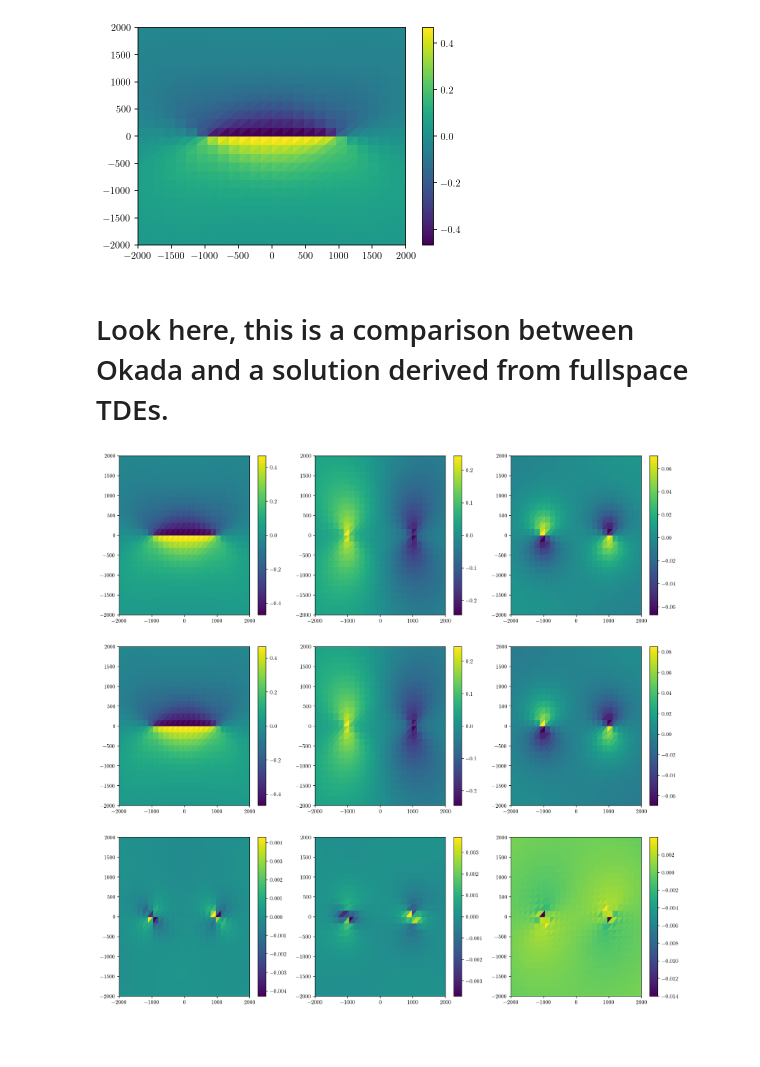
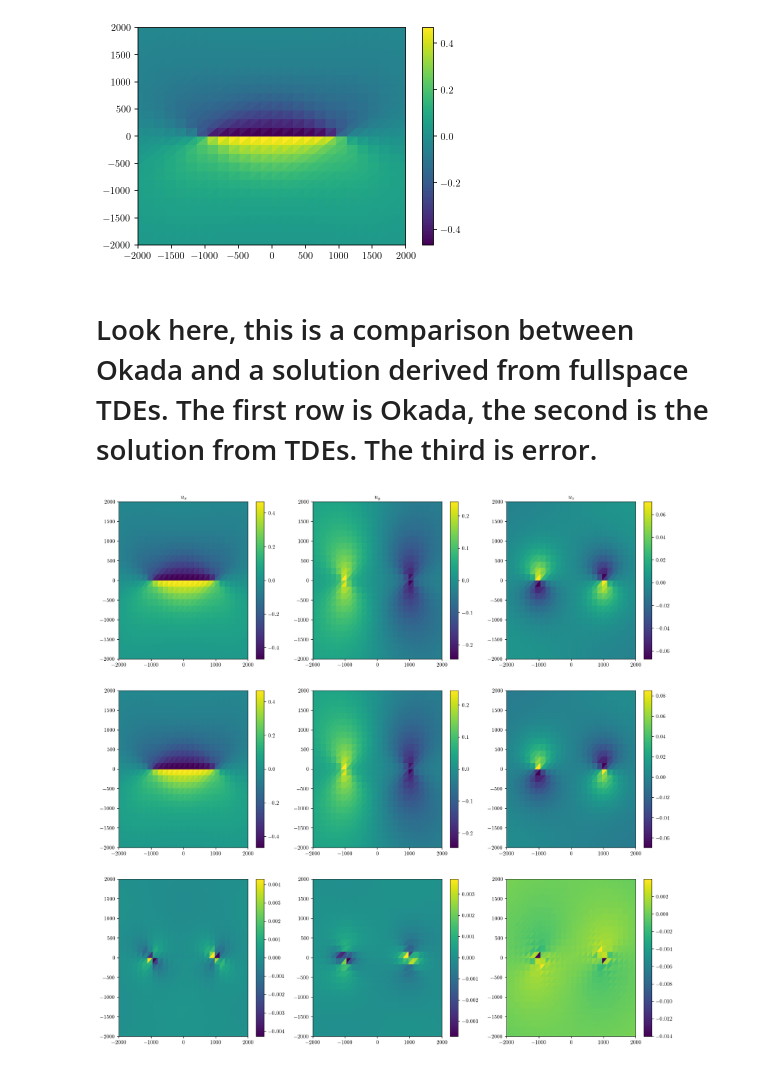
Before and after one commit to tbenthompson/tectosaur2, a Jupyter notebook: sa_tdes.ipynb, the cells around one changed output. Cells and saved outputs as stored; diff of their text form; code cells hidden in the pictures; blank space fills up the shorter version.

```diff
--- a/sa_tdes.ipynb
+++ b/sa_tdes.ipynb
@@ -109,0 +112,8 @@ plt.show()
+# %%
+surf_surf_mats = []
+for d in range(3):
+    fictitious_slip = np.zeros((surf_tris.shape[0], 3))
+    fictitious_slip[:, d] = 1.0
+    surf_centers = np.mean(surf_tri_pts, axis = 1)
+    surf_surf_mats.append(disp_all_pairs(surf_centers, surf_pts[surf_tris], fictitious_slip, 0.25))
+surf_surf_mat = np.array(surf_surf_mats)
@@ -168,31 +195,33 @@ plt.show()
 # %% [output]
 [figure]
 # %% [markdown]
-# Look here, this is a comparison between Okada and a solution derived from fullspace TDEs.
+# Look here, this is a comparison between Okada and a solution derived from fullspace TDEs. The first row is Okada, the second is the solution from TDEs. The third is error.
 # %%
 plt.figure(figsize=(18, 18))
 
+dimnames = ['x', 'y', 'z']
 for d in range(3):
     plt.subplot(3, 3, d+1)
     cntf = plt.tripcolor(surf_pts[:,0], surf_pts[:,1], surf_tris, okada_soln[:,d])
     plt.colorbar(cntf)
     plt.xlim(zoomx)
     plt.ylim(zoomy)
+    plt.title(f'$u_{dimnames[d]}$')
 
 for d in range(3):
     plt.subplot(3, 3, d+4)
     cntf = plt.tripcolor(surf_pts[:,0], surf_pts[:,1], surf_tris, soln_reordered[:,d])
     plt.colorbar(cntf)
     plt.xlim(zoomx)
     plt.ylim(zoomy)
 
 for d in range(3):
     plt.subplot(3, 3, d+7)
     cntf = plt.tripcolor(surf_pts[:,0], surf_pts[:,1], surf_tris, okada_soln[:,d] - soln_reordered[:,d])
     plt.colorbar(cntf)
     plt.xlim(zoomx)
     plt.ylim(zoomy)
 
 plt.show()
 # %% [output]
-[figure, old version]
+[figure, new version]
```
Also changed, not shown: parts of 6 cells of this notebook.
